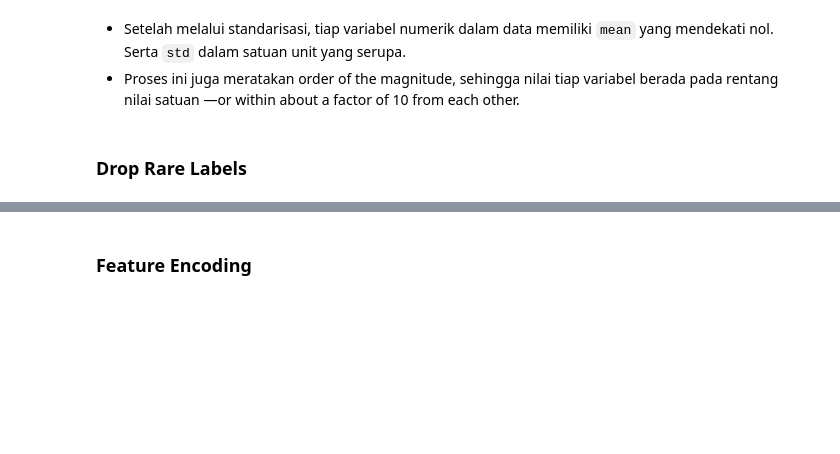
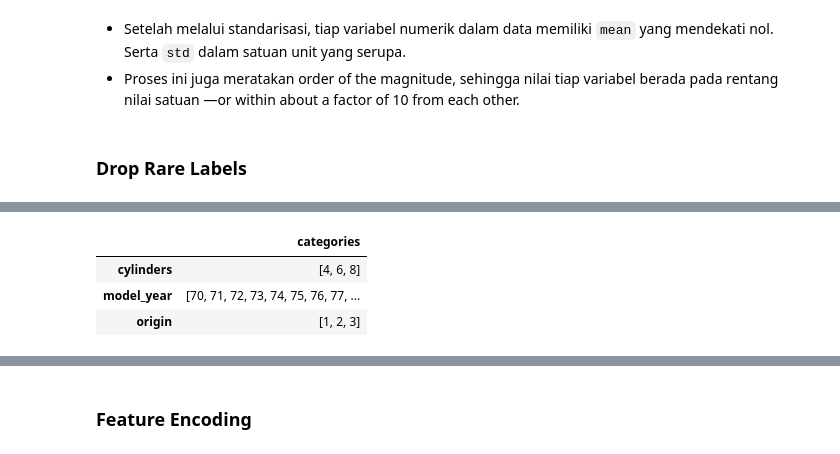
Before and after one commit to garudapaksi-yusuf/Auto_MPG_Prediction, a Jupyter notebook: notebook/notebook.ipynb, the cells around one changed output, grey strips where cells are left out. Cells and saved outputs as stored; diff of their text form; code cells hidden in the pictures; blank space fills up the shorter version.

Commit message:
drop rare labels

```diff
--- a/notebook/notebook.ipynb
+++ b/notebook/notebook.ipynb
@@ -414,7 +414,7 @@ plt.suptitle(
 # subset columns with categorical data types from the data
 data_train_categorical = data_train.select_dtypes(include="category")
 
-def plot_categorical(data=data_train_categorical, ndigits=None, label_type="edge", fontsize=10):
+def plot_categorical(data=data_train_categorical, ndigits=None, fontsize=10):
     """Plot a categorical bar chart with counts and percentages.
 
     This function creates a bar plot for categorical data, displaying both the count and percentage of each category.
@@ -423,8 +423,7 @@ def plot_categorical(data=data_train_categorical, ndigits=None, label_type="edge
     Args:
         data (DataFrame): The input data containing categorical variables. Default is `data_train_categorical`.
         ndigits (int, optional): The number of decimal places to round the percentage labels. If None, no rounding is applied. Default is None.
-        label_type (str): The type of label to display on the bars. Options include 'edge' and 'center'. Default is 'edge'.
-        fontsize (int): The font size of the labels on the bars. Default is 10.
+        fontsize (int, optional): The font size of the labels on the bars. Default is 10.
 
     Returns:
         Axes: The axes object containing the bar plot.
@@ -450,7 +449,6 @@ def plot_categorical(data=data_train_categorical, ndigits=None, label_type="edge
     axes.bar_label(
         container=axes.containers[0],
         labels=labels,
-        label_type=label_type,
         fontsize=fontsize
     )
     axes.spines.top.set_visible(b=False)
@@ -676,9 +674,6 @@ class DropLabelsTransformer(BaseEstimator, TransformerMixin):
 
         transform(X):
             Transforms the input DataFrame by dropping the specified labels from the column.
-
-        get_feature_names_out():
-            Returns the feature names of the transformed DataFrame.
 
     Args:
         column (str): The name of the column to process.
@@ -698,6 +693,3 @@ class DropLabelsTransformer(BaseEstimator, TransformerMixin):
         X_transformed = X.loc[~row_mask].reset_index(drop=True)
         X_transformed[self.column] = X_transformed[self.column].astype("category").cat.remove_unused_categories()
         return X_transformed
-
-    def get_feature_names_out(self):
-        return self.feature_names_in_
@@ -704,8 +700,20 @@ class DropLabelsTransformer(BaseEstimator, TransformerMixin):
 # %%
 # drop rare labels from 'cylinders' variable in train data
 drop_labels_transformer = DropLabelsTransformer(
     column="cylinders",
     labels_to_drop=[3, 5]
 )
 data_train = drop_labels_transformer.fit_transform(X=data_train)
 data_test = drop_labels_transformer.transform(X=data_test)
+
+# inspect remaining labels/categories after rare label removal
+pd.DataFrame(
+    data={"categories": [data_train[column].cat.categories.tolist()
+                         for column in data_train.select_dtypes(include="category").columns]},
+    index=data_train.select_dtypes(include="category").columns
+)
+# %% [output]
+|  | categories |
+| cylinders | [4, 6, 8] |
+| model_year | [70, 71, 72, 73, 74, 75, 76, 77, ... |
+| origin | [1, 2, 3] |
```
Also changed, not shown: parts of 3 cells of this notebook.
